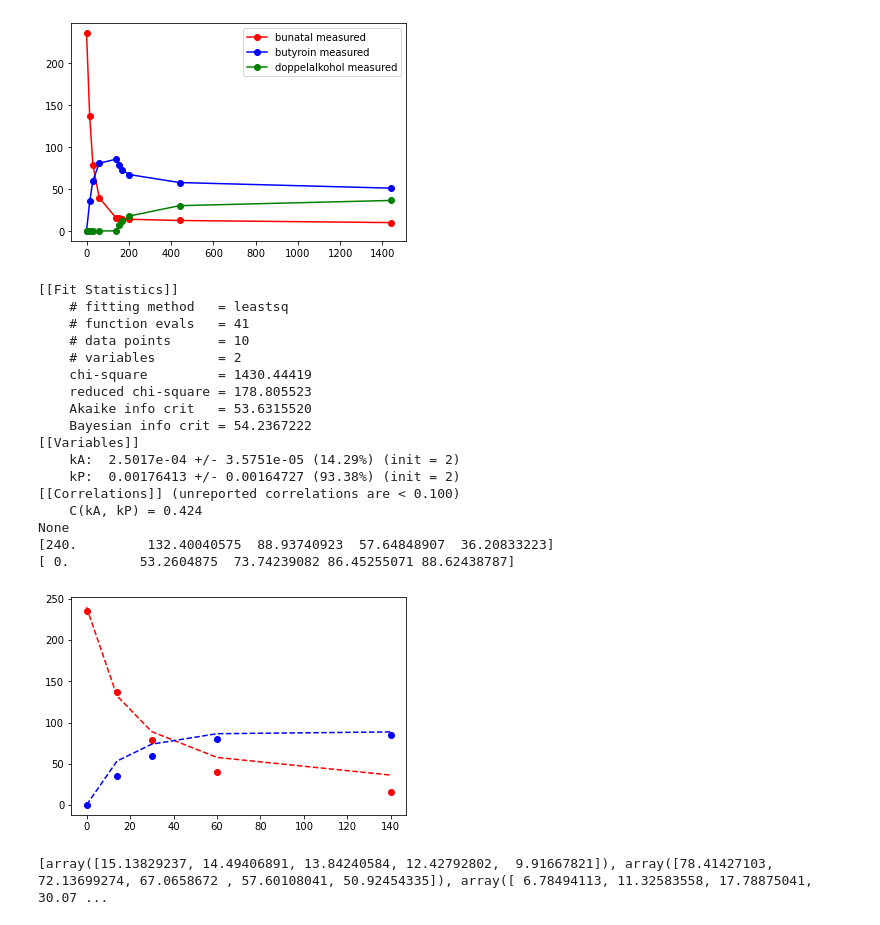
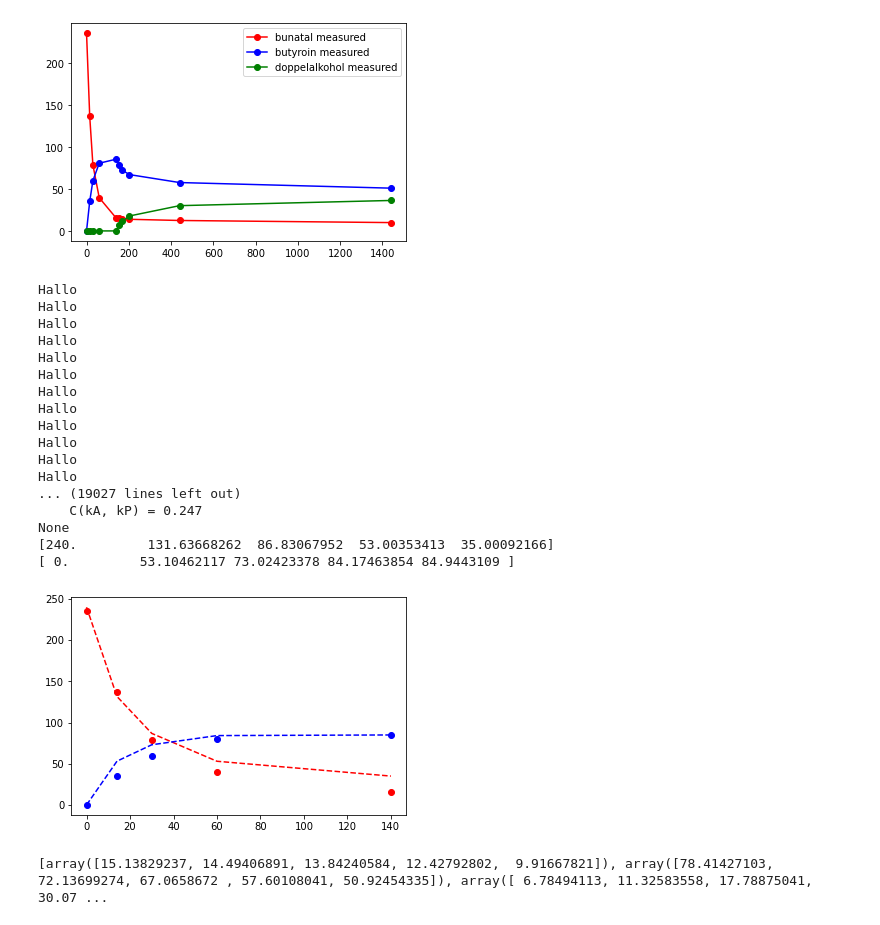
Before and after one commit to BioCatHub/wt_modeling, a Jupyter notebook: Drafts/lmfit_biocatalysis/JS_daten_delayed.ipynb, the cells around one changed output. Drawn from its saved outputs; the diff is of its cells as text; code cells hidden in the pictures.

```diff
--- a/Drafts/lmfit_biocatalysis/JS_daten_delayed.ipynb
+++ b/Drafts/lmfit_biocatalysis/JS_daten_delayed.ipynb
@@ -54,10 +54,23 @@ product_reduced = np.array(product[0:5])
 data_list_reduced = [substrate_reduced, product_reduced]
 data_reduced = np.array(data_list_reduced)
 
+
+def dadt(a, p, ka, kb, t):
+    if t <= 60:
+        dAdt = -ka*a**2 + 0
+        print("Hallo")
+        return dAdt
+    else:
+        dAdt = -ka*a**2 + kb*p
+        return dAdt
+
+
 def dglsys(init_cond_array, t, kA, kB):
     A = init_cond_array[0]
     P = init_cond_array[1]
-    dAdt = -kA*A**2 + kB*P
+    #print(t)
+    dAdt = dadt(A, P, kA, kB, t)
+    #dAdt = -kA*A**2 + kB*P
     dBdt = (kA*A**2)*0.5 - kB*P
     dZdt = np.array([dAdt, dBdt])
     return dZdt
@@ -67,50 +80,50 @@ sol = odeint(dglsys, init_cond_reduced, time_reduced, args=(0.000245, 0.0024))
 fig, ax = plt.subplots()
 ax.plot(time_reduced, substrate_reduced, label="bunatal measured", color="red", linestyle="", marker="o")
 ax.plot(time_reduced, product_reduced, label="butyroin measured", color="blue", linestyle="", marker="o")
 
 params = lmfit.Parameters()
 params.add('kA', 2, min=0.00000001, max=3)
 params.add('kP', 2, min=0.0000000001, max=3)
 
 def residual(params, time, data_sets):
     kA = params['kA'].value
     kP = params['kP'].value
 
     ymodel = odeint(dglsys, init_cond_reduced, time_reduced, args=(kA, kP))
     substr_red = data_reduced[0]-ymodel[:,0] # array 1
     product_red = data_reduced[1]-ymodel[:,1] # array 2
     result = [substr_red, product_red] # result is returned as array
     return np.array(result)
 
 solution = lmfit.minimize(residual, params, args=(time_reduced, data_reduced))
 print(lmfit.report_fit(solution))
 
 
 ax.plot(time_reduced, sol[:,0], label="bunatal modelled", linestyle="--", color="red")
 ax.plot(time_reduced, sol[:,1], label="butyroin modelled", linestyle="--", color = "blue")
 
 
 print(sol[:,0])
 print(sol[:,1])
 # %% [output]
-[[Fit Statistics]]
-    # fitting method   = leastsq
-    # function evals   = 41
-    # data points      = 10
-    # variables        = 2
-    chi-square         = 1430.44419
-    reduced chi-square = 178.805523
-    Akaike info crit   = 53.6315520
-    Bayesian info crit = 54.2367222
-[[Variables]]
-    kA:  2.5017e-04 +/- 3.5751e-05 (14.29%) (init = 2)
-    kP:  0.00176413 +/- 0.00164727 (93.38%) (init = 2)
-[[Correlations]] (unreported correlations are < 0.100)
-    C(kA, kP) = 0.424
+Hallo
+Hallo
+Hallo
+Hallo
+Hallo
+Hallo
+Hallo
+Hallo
+Hallo
+Hallo
+Hallo
+Hallo
+... (19027 lines left out)
+    C(kA, kP) = 0.247
 None
-[240.         132.40040575  88.93740923  57.64848907  36.20833223]
-[ 0.         53.2604875  73.74239082 86.45255071 88.62438787]
+[240.         131.63668262  86.83067952  53.00353413  35.00092166]
+[ 0.         53.10462117 73.02423378 84.17463854 84.9443109 ]
-[figure, old version]
+[figure, new version]
 # %%
 # Extenden Model
 
```
Also changed, not shown: 3 other files.
